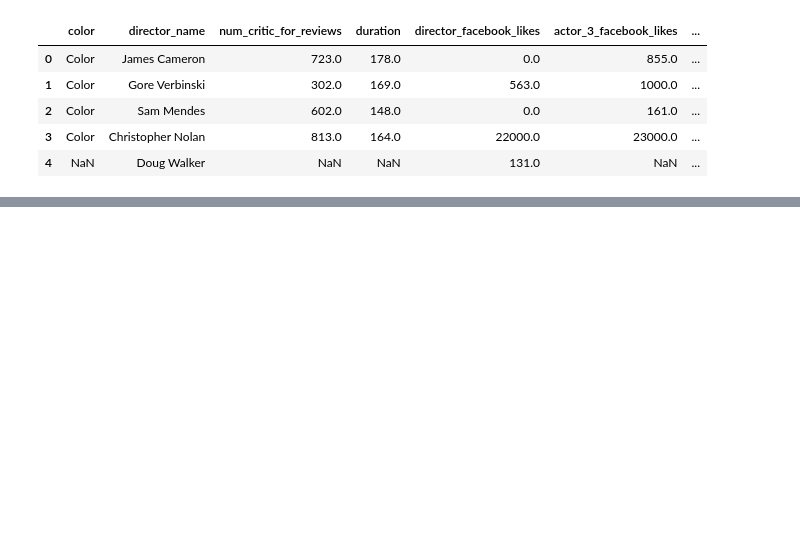
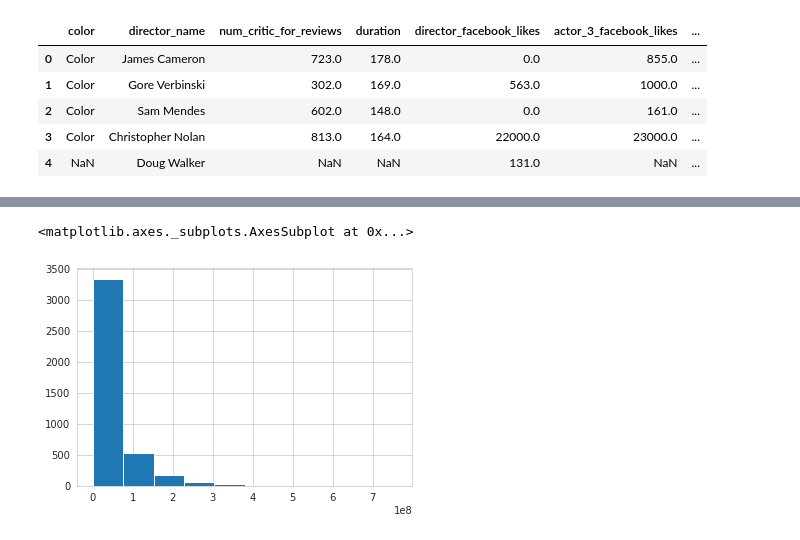
Before and after one commit to willyudi/quarentenadados, a Jupyter notebook: testeaula2.ipynb, the cells around one changed output, grey strips where cells are left out. Cells and saved outputs as stored; diff of their text form; code cells hidden in the pictures; blank space fills up the shorter version.

```diff
--- a/testeaula2.ipynb
+++ b/testeaula2.ipynb
@@ -13,0 +79,5 @@ imdb.head()
+# %%
+imdb["gross"].hist()
+# %% [output]
+<matplotlib.axes._subplots.AxesSubplot at 0x...>
+[figure, added]
```
Also changed, not shown: parts of 32 cells of this notebook.
